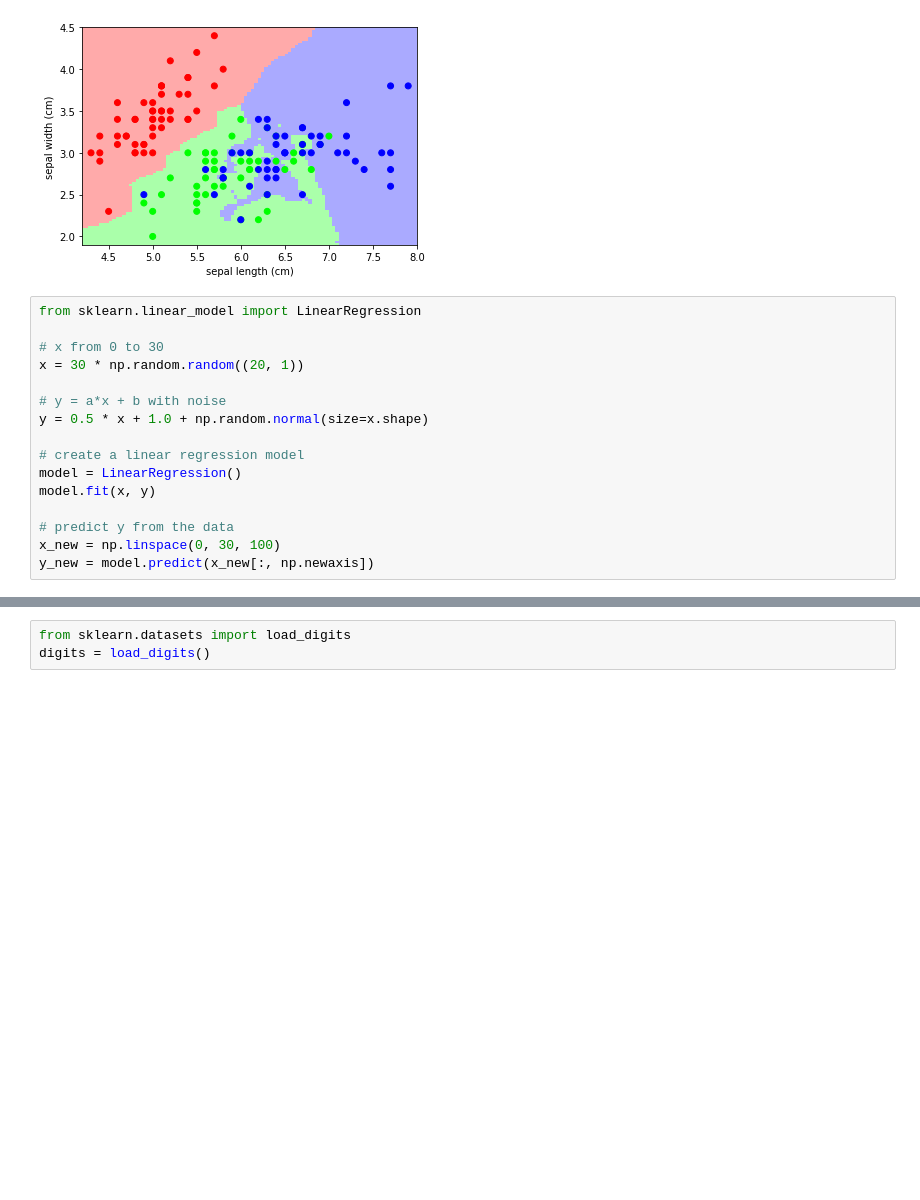
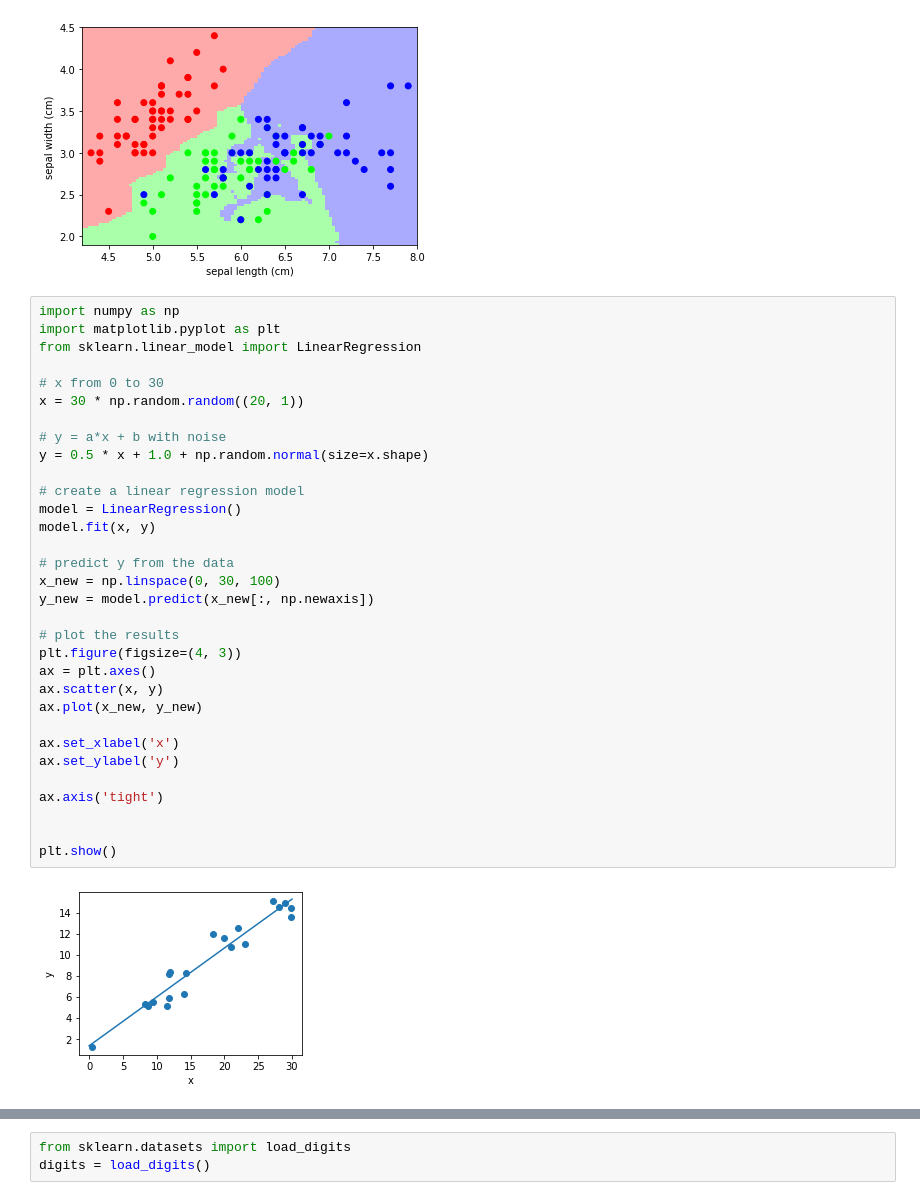
Before and after one commit to minhm01/Colab-Notebooks, a Jupyter notebook: Tuan 7/T7B3.ipynb, the cells around one changed output, grey strips where cells are left out. Cells and saved outputs as stored; diff of their text form; blank space fills up the shorter version.

```diff
--- a/Tuan 7/T7B3.ipynb
+++ b/Tuan 7/T7B3.ipynb
@@ -151,18 +173,36 @@ plt.show()
 # %% [output]
 [figure]
 # %%
+import numpy as np
+import matplotlib.pyplot as plt
 from sklearn.linear_model import LinearRegression
 
 # x from 0 to 30
 x = 30 * np.random.random((20, 1))
 
 # y = a*x + b with noise
 y = 0.5 * x + 1.0 + np.random.normal(size=x.shape)
 
 # create a linear regression model
 model = LinearRegression()
 model.fit(x, y)
 
 # predict y from the data
 x_new = np.linspace(0, 30, 100)
 y_new = model.predict(x_new[:, np.newaxis])
+
+# plot the results
+plt.figure(figsize=(4, 3))
+ax = plt.axes()
+ax.scatter(x, y)
+ax.plot(x_new, y_new)
+
+ax.set_xlabel('x')
+ax.set_ylabel('y')
+
+ax.axis('tight')
+
+
+plt.show()
+# %% [output]
+[figure, added]
```
Also changed, not shown: parts of 102 cells of this notebook.
